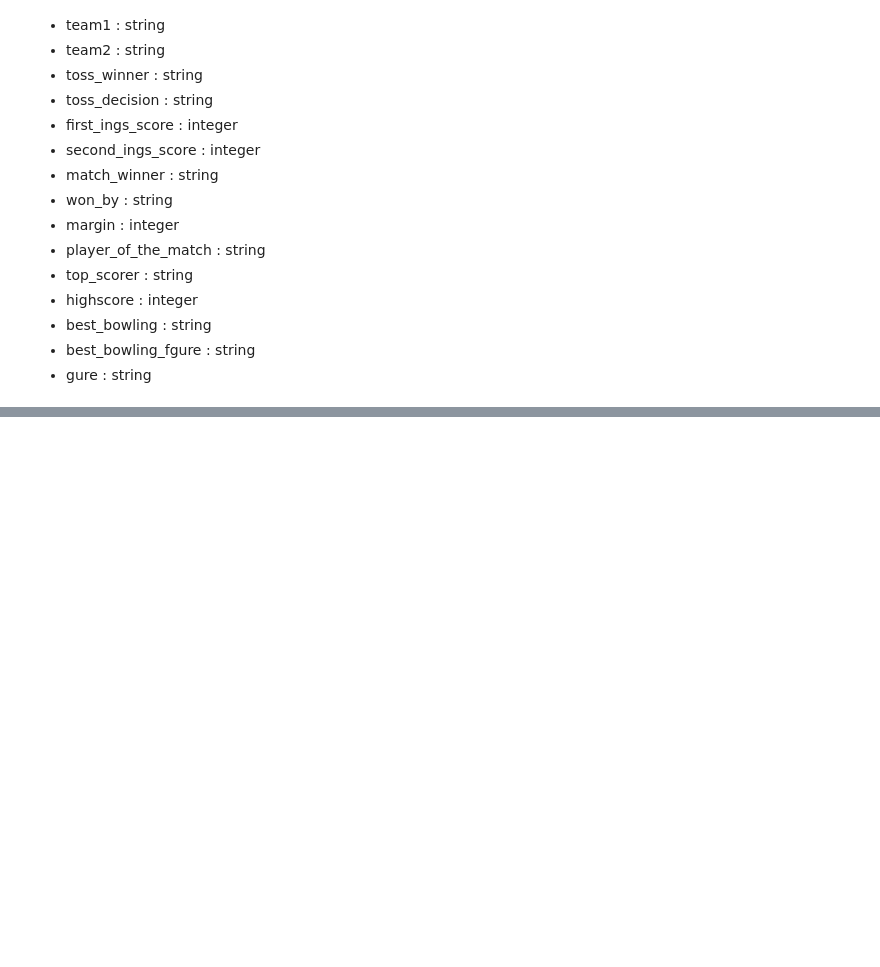
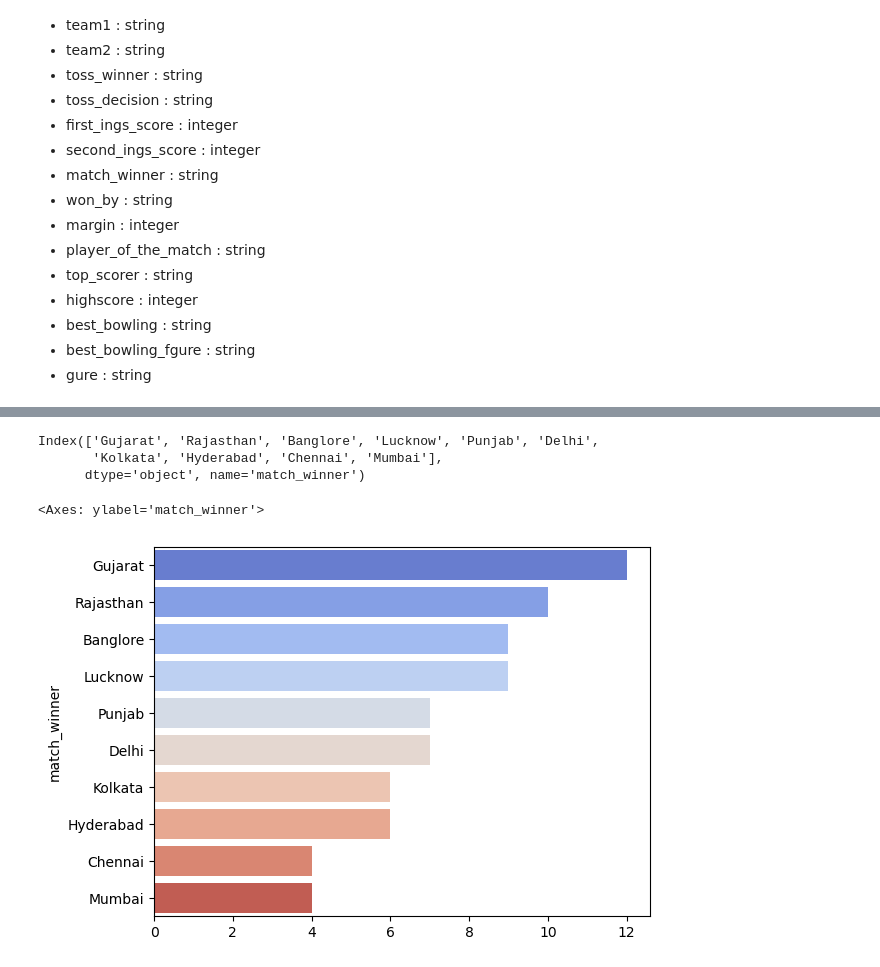
Before and after one commit to akshay-1896/LW-DS-15D, a Jupyter notebook: Data Visualization/IPL-Capstone-Project.ipynb, the cells around one changed output, grey strips where cells are left out. Saved outputs shown, nothing was run; the diff lists cells and outputs as text; code cells hidden in the pictures; blank space fills up the shorter version.

Commit message:
Data Visualization Completed

```diff
--- a/Data Visualization/IPL-Capstone-Project.ipynb
+++ b/Data Visualization/IPL-Capstone-Project.ipynb
@@ -27,0 +31,10 @@ column names: Variable Type
+# %%
+import numpy as np
+import pandas as pd
+import seaborn as sns
+import matplotlib.pyplot as plt
+import warnings
+warnings.filterwarnings('ignore')
+
+df=pd.read_csv('IPL.csv')
+df.head()
@@ -27,0 +122,3 @@ column names: Variable Type
+# %%
+match_wins = df['match_winner'].value_counts()
+match_wins
@@ -27,0 +138,12 @@ column names: Variable Type
+# %%
+match_wins.values
+match_wins.index
+# %% [output]
+Index(['Gujarat', 'Rajasthan', 'Banglore', 'Lucknow', 'Punjab', 'Delhi',
+       'Kolkata', 'Hyderabad', 'Chennai', 'Mumbai'],
+      dtype='object', name='match_winner')
+# %%
+sns.barplot(x = match_wins.values, y = match_wins.index, palette='coolwarm',)
+# %% [output]
+<Axes: ylabel='match_winner'>
+[figure, added]
```
Also changed, not shown: parts of 47 cells of this notebook.
